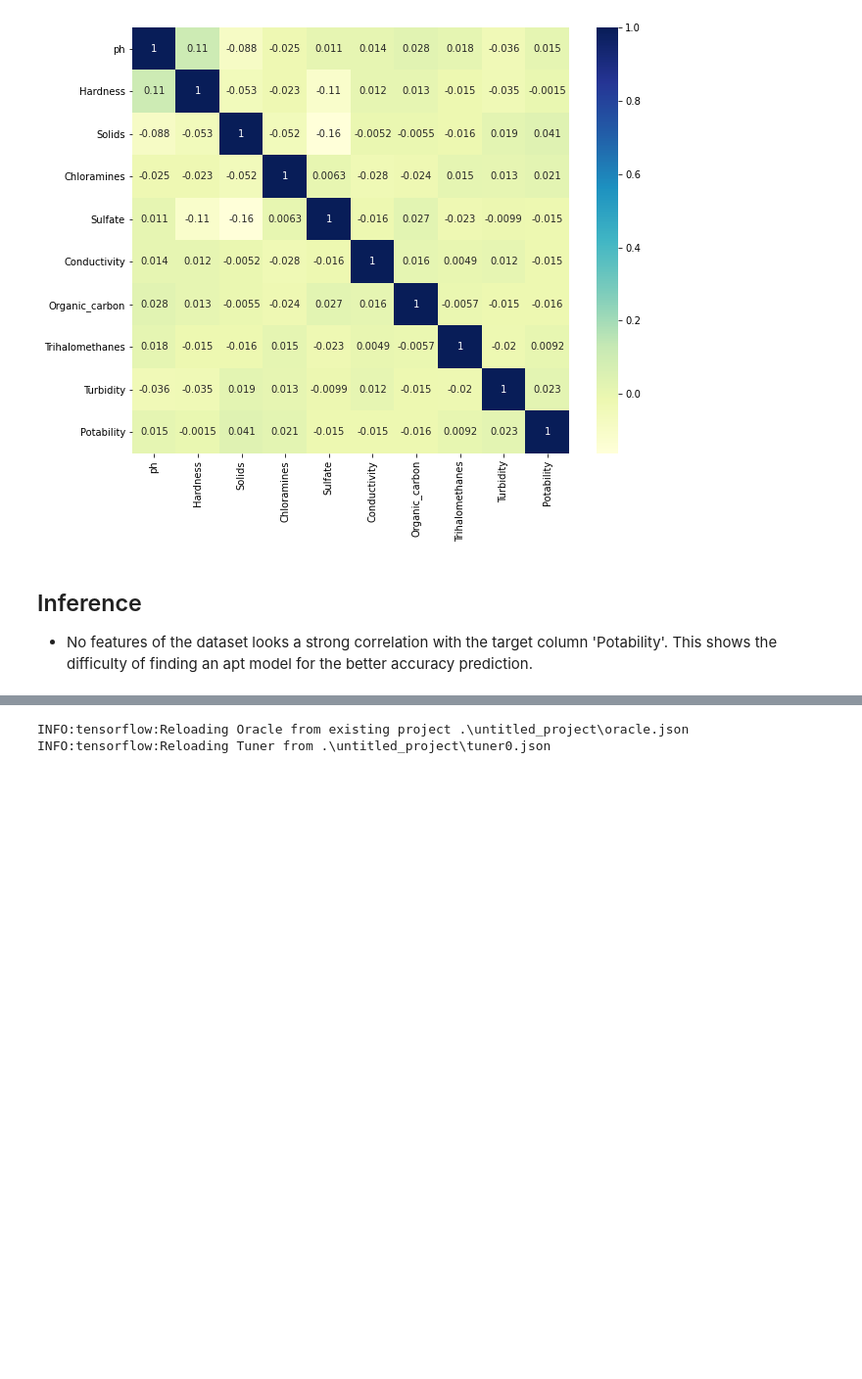
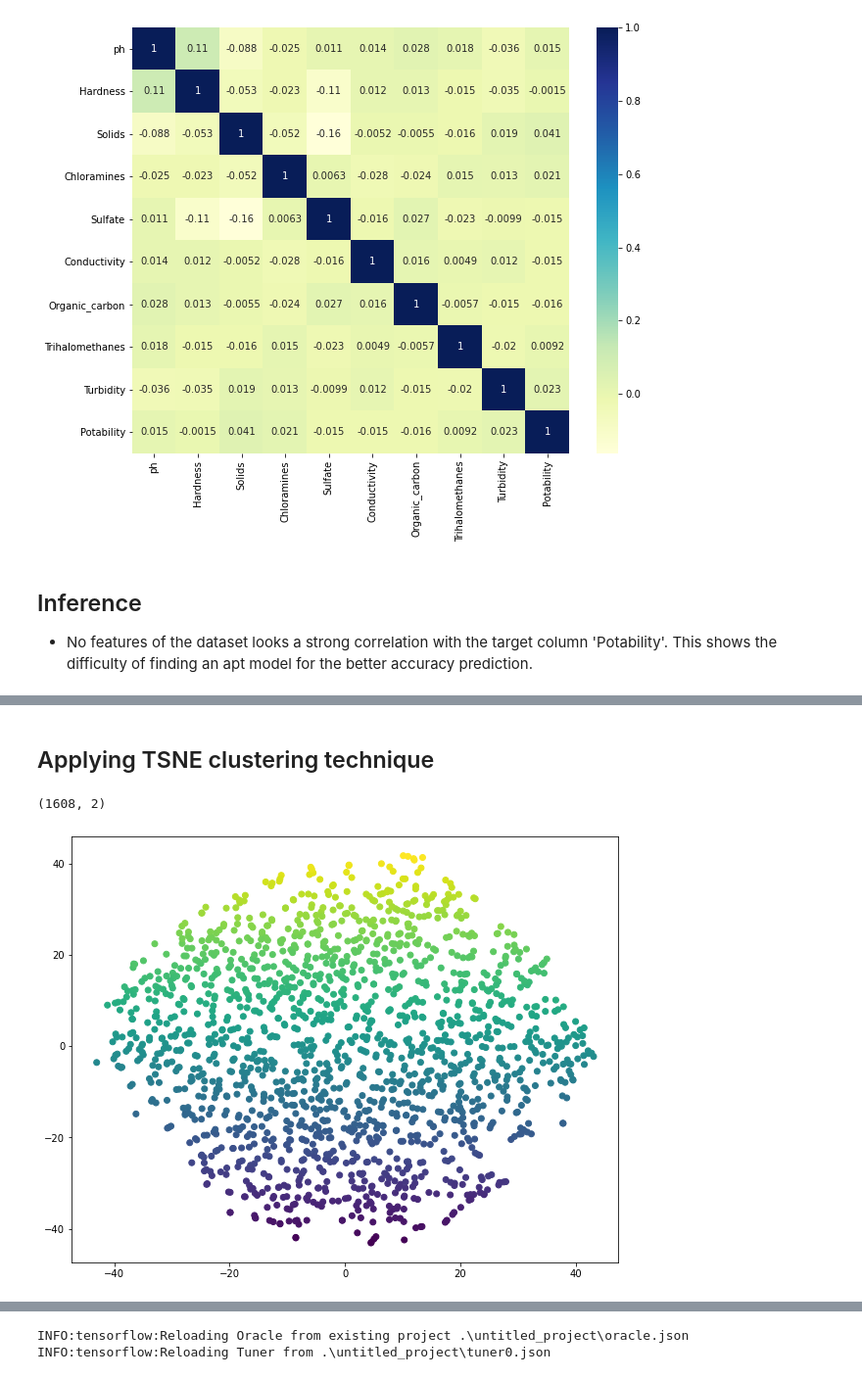
Before and after one commit to Ryan-Malin/Water, a Jupyter notebook: Soni Folder/water_potability1.ipynb, the cells around one changed output, grey strips where cells are left out. Shown: that part at 98% size. Drawn from its saved outputs; the diff is of its cells as text; code cells hidden in the pictures; blank space fills up the shorter version.

```diff
--- a/Soni Folder/water_potability1.ipynb
+++ b/Soni Folder/water_potability1.ipynb
@@ -126,0 +143,7 @@ X_test_scaled = scaler.transform(X_test)
+# %%
+from sklearn.decomposition import PCA
+pca = PCA(n_components = 0.90)
+water_pca = pca.fit_transform(X_train_scaled)
+# %%
+water_pca_df = pd.DataFrame(data = water_pca, columns = ['PC1', 'PC2', 'PC3','PC4','PC5', 'PC6', 'PC7', 'PC8'])
+water_pca_df.head()
@@ -126,0 +157,21 @@ X_test_scaled = scaler.transform(X_test)
+# %% [markdown]
+## Applying TSNE clustering technique
+# %%
+from sklearn.manifold import TSNE
+
+tsne = TSNE(learning_rate = 35)
+tsne_features = tsne.fit_transform(water_pca_df)
+tsne_features.shape
+# %% [output]
+(1608, 2)
+# %%
+# First column of transformed features
+water_pca_df['x'] = tsne_features[:,0]
+# Second column of transformed features
+water_pca_df['y'] = tsne_features[:,1]
+# Cluster visualizing
+plt.figure(figsize = (10,8))
+plt.scatter(water_pca_df.x, water_pca_df.y, c = [water_pca_df.y])
+plt.show()
+# %% [output]
+[figure, added]
```
Also changed, not shown: parts of 10 cells of this notebook, 2 other files.
